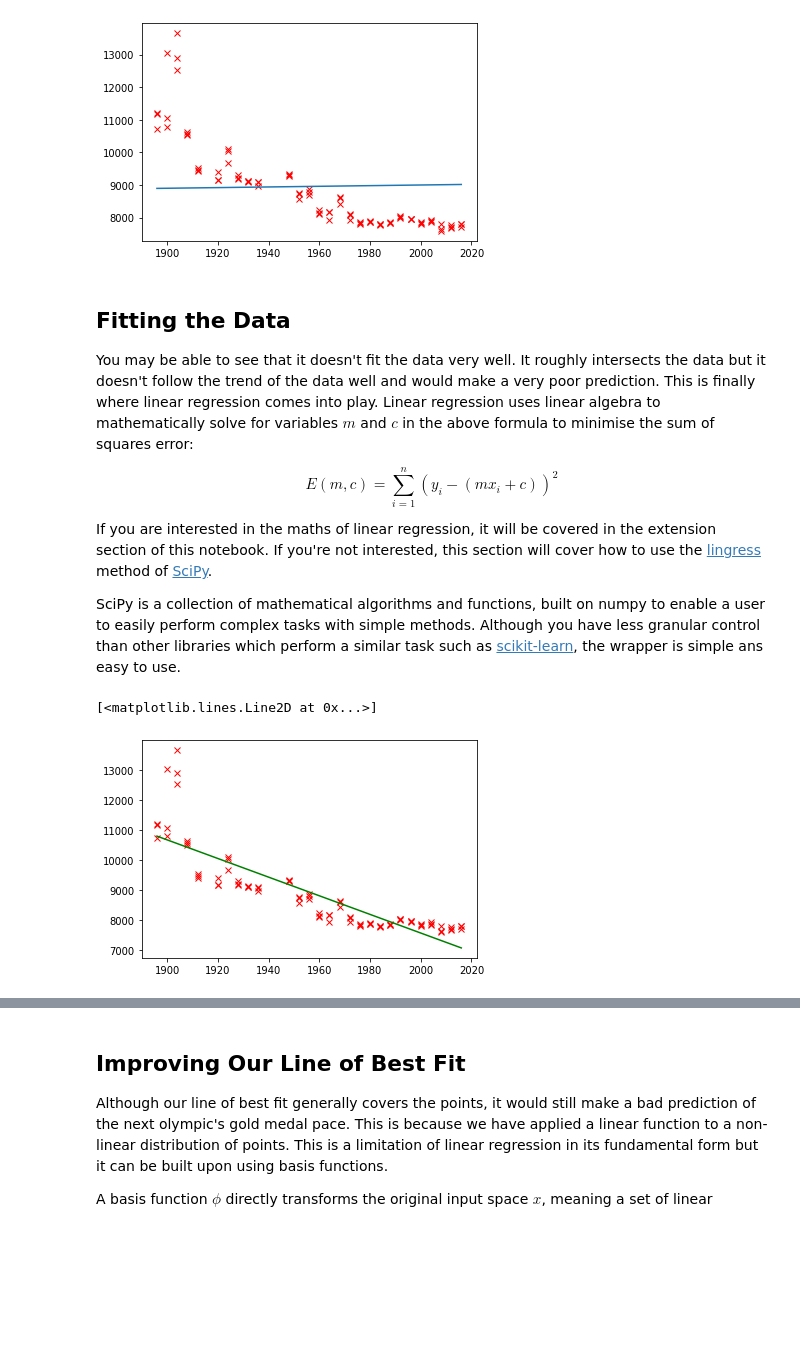
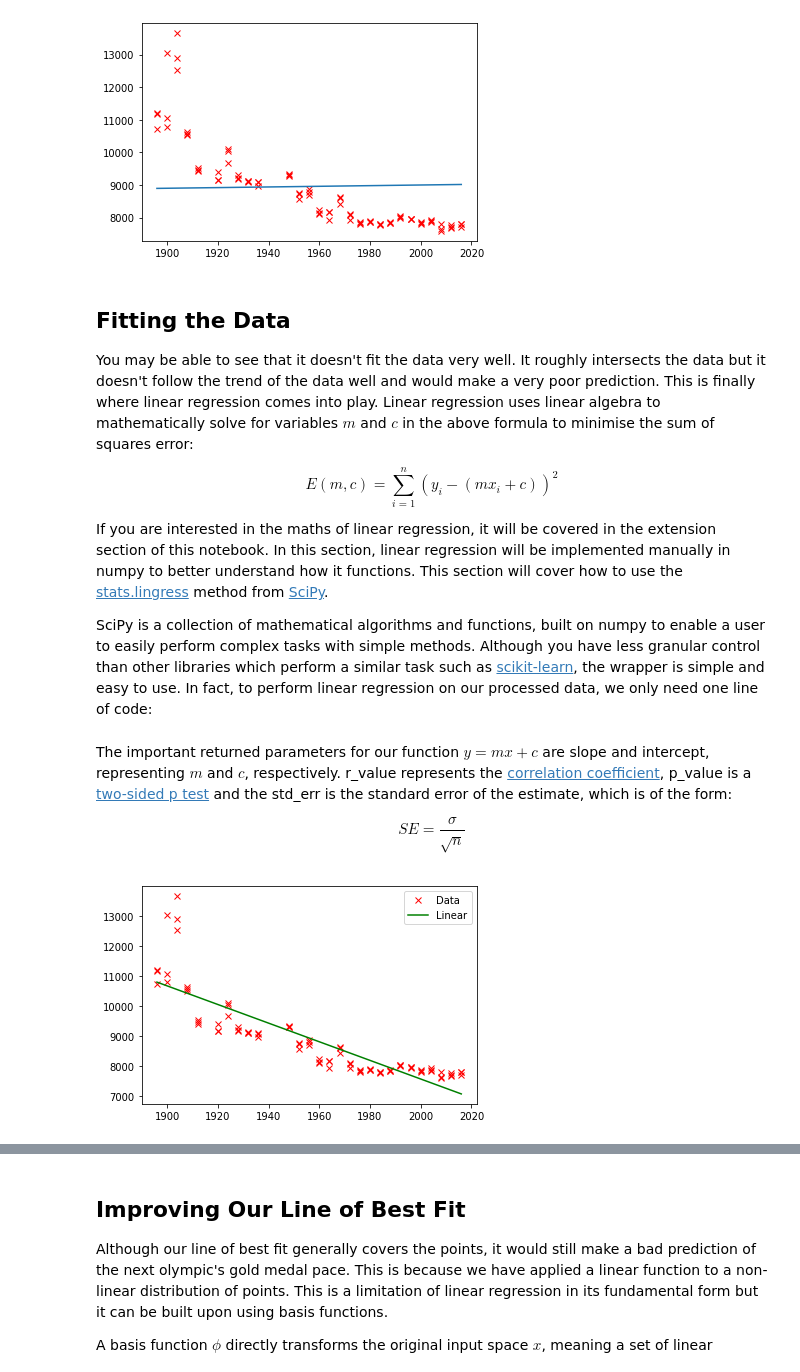
Before and after one commit to wrmthorne/SWiCS-WIE-Advanced-Python-Worksheets, a Jupyter notebook: linear_regression_notebook.ipynb, the cells around one changed output, grey strips where cells are left out. Saved outputs shown, nothing was run; the diff lists cells and outputs as text; code cells hidden in the pictures; blank space fills up the shorter version.

```diff
--- a/linear_regression_notebook.ipynb
+++ b/linear_regression_notebook.ipynb
@@ -79,18 +79,18 @@ def convert_to_seconds(x):
 # Sort data by ascending years
 data = data.sort_values(by=['Year'])
 
-# Show y before transformation
+# Show first 5 y before transformation
 print(f'Before Transform: {data.Result[:5].values}')
 
 # Convert Results column to be in seconds
 results_transformed = data.Result.apply(lambda x: convert_to_seconds(x))
 
-# Show y after transformation
+# Show first 5 y after transformation
 print(f'After Transform:  {results_transformed[:5].values}')
 
 # Assign x and y and shape them into a column vector
-x = np.array(data.Year.values)
-y = np.array(results_transformed.values)
+x = np.array(data.Year.values).astype(float)
+y = np.array(results_transformed.values).astype(float)
 # %% [output]
 Before Transform: ['3-06:35' '2-58:50' '3-06:03' '3-04:17.0' '2-59:45.0']
 After Transform:  [11195 10730 11163 11057 10785]
@@ -135,16 +135,23 @@ plt.plot(x_test, y_test)
  E(m, c) = \sum^{n}_{i=1}(y_i - (mx_i + c))^2
  $$
 
- If you are interested in the maths of linear regression, it will be covered in the extension section of this notebook. If you're not interested, this section will cover how to use the [lingress](https://docs.scipy.org/doc/scipy-0.14.0/reference/generated/scipy.stats.linregress.html) method of [SciPy](https://docs.scipy.org/doc/scipy-0.14.0/reference/index.html).
+ If you are interested in the maths of linear regression, it will be covered in the extension section of this notebook. In this section, linear regression will be implemented manually in numpy to better understand how it functions. This section will cover how to use the [stats.lingress](https://docs.scipy.org/doc/scipy-0.14.0/reference/generated/scipy.stats.linregress.html) method from [SciPy](https://docs.scipy.org/doc/scipy-0.14.0/reference/index.html).
 
- SciPy is a collection of mathematical algorithms and functions, built on numpy to enable a user to easily perform complex tasks with simple methods. Although you have less granular control than other libraries which perform a similar task such as [scikit-learn](https://scikit-learn.org/stable/), the wrapper is simple ans easy to use.
+ SciPy is a collection of mathematical algorithms and functions, built on numpy to enable a user to easily perform complex tasks with simple methods. Although you have less granular control than other libraries which perform a similar task such as [scikit-learn](https://scikit-learn.org/stable/), the wrapper is simple and easy to use. In fact, to perform linear regression on our processed data, we only need one line of code:
 # %%
 slope, intercept, r_value, p_value, std_err = stats.linregress(x, y)
+# %% [markdown]
+The important returned parameters for our function $y = mx + c$ are slope and intercept, representing $m$ and $c$, respectively. r_value represents the [correlation coefficient](https://www.statisticshowto.com/probability-and-statistics/correlation-coefficient-formula/), p_value is a [two-sided p test](https://stattrek.com/regression/slope-test.aspx) and the std_err is the standard error of the estimate, which is of the form:
+
+$$
+SE = \frac{\sigma}{\sqrt{n}}
+$$
 # %%
 y_lin = slope * x + intercept
 
-plt.plot(x, y, 'rx')
-plt.plot(x, y_lin, 'g')
+plt.plot(x, y, 'rx', label='Data')
+plt.plot(x, y_lin, 'g', label='Linear')
+plt.legend()
+plt.show()
 # %% [output]
-[<matplotlib.lines.Line2D at 0x...>]
-[figure, old version]
+[figure, new version]
```
Also changed, not shown: parts of 21 cells of this notebook.
